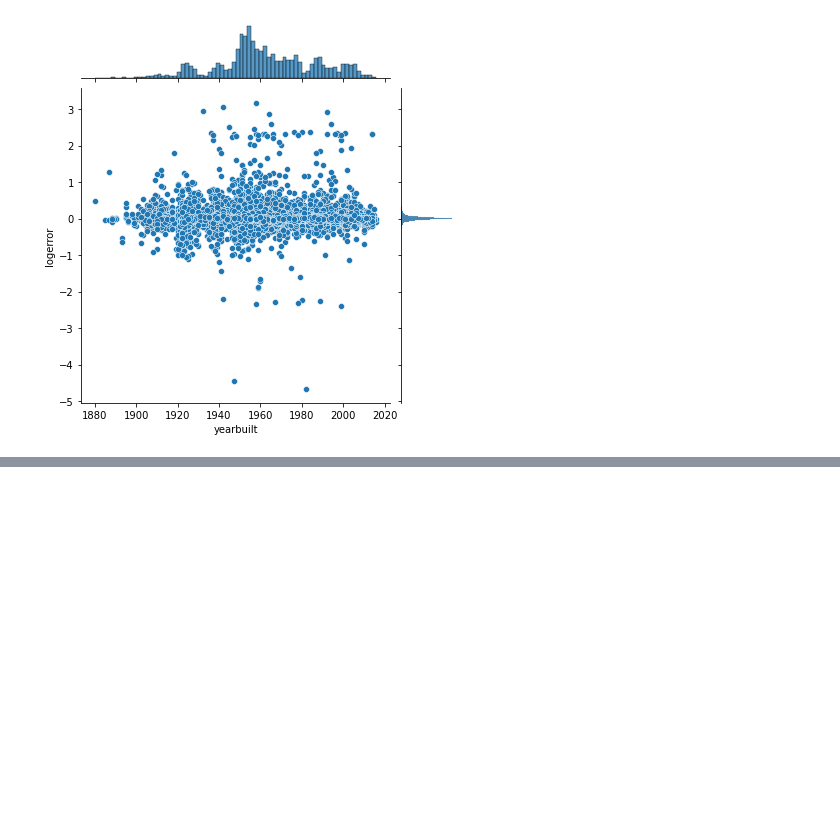
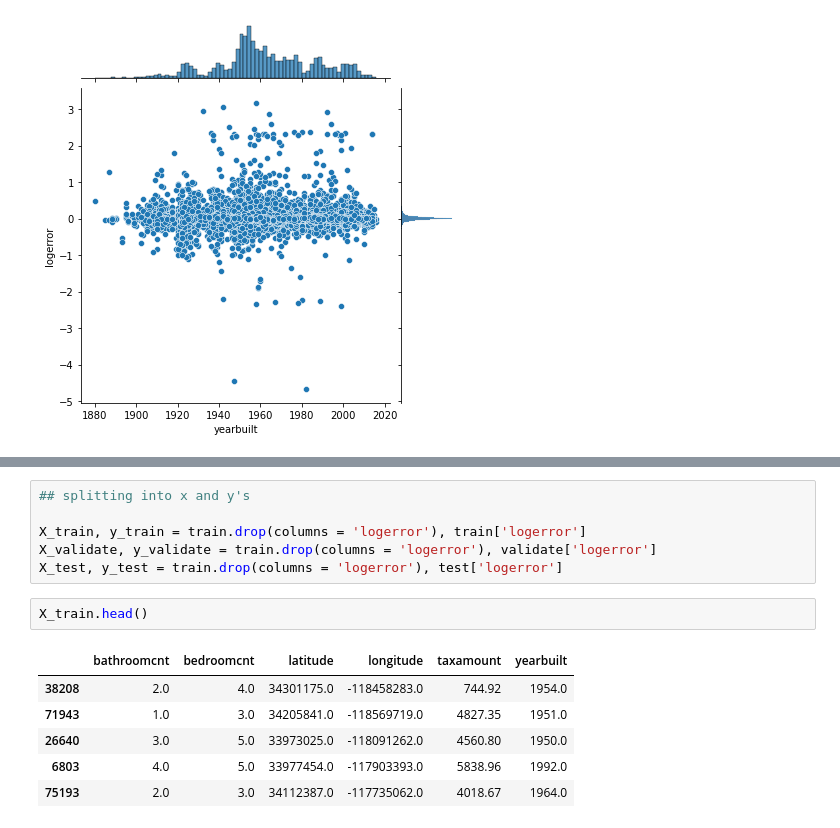
Before and after one commit to ForrestMccrosky/Zillow_Clustering_Project, a Jupyter notebook: Rough_Draft_Notebook.ipynb, the cells around one changed output, grey strips where cells are left out. Saved outputs shown, nothing was run; the diff lists cells and outputs as text; blank space fills up the shorter version.

Commit message:
adding x and y splits as well as feature enginee- ring function to prepare file

```diff
--- a/Rough_Draft_Notebook.ipynb
+++ b/Rough_Draft_Notebook.ipynb
@@ -396,0 +417,15 @@ plt.show()
+# %%
+## splitting into x and y's
+
+X_train, y_train = train.drop(columns = 'logerror'), train['logerror']
+X_validate, y_validate = train.drop(columns = 'logerror'), validate['logerror']
+X_test, y_test = train.drop(columns = 'logerror'), test['logerror']
+# %%
+X_train.head()
+# %% [output]
+|  | bathroomcnt | bedroomcnt | latitude | longitude | taxamount | yearbuilt |
+| 38208 | 2.0 | 4.0 | 34301175.0 | -118458283.0 | 744.92 | 1954.0 |
+| 71943 | 1.0 | 3.0 | 34205841.0 | -118569719.0 | 4827.35 | 1951.0 |
+| 26640 | 3.0 | 5.0 | 33973025.0 | -118091262.0 | 4560.80 | 1950.0 |
+| 6803 | 4.0 | 5.0 | 33977454.0 | -117903393.0 | 5838.96 | 1992.0 |
+| 75193 | 2.0 | 3.0 | 34112387.0 | -117735062.0 | 4018.67 | 1964.0 |
```
Also changed, not shown: parts of 8 cells of this notebook, 2 other files.
